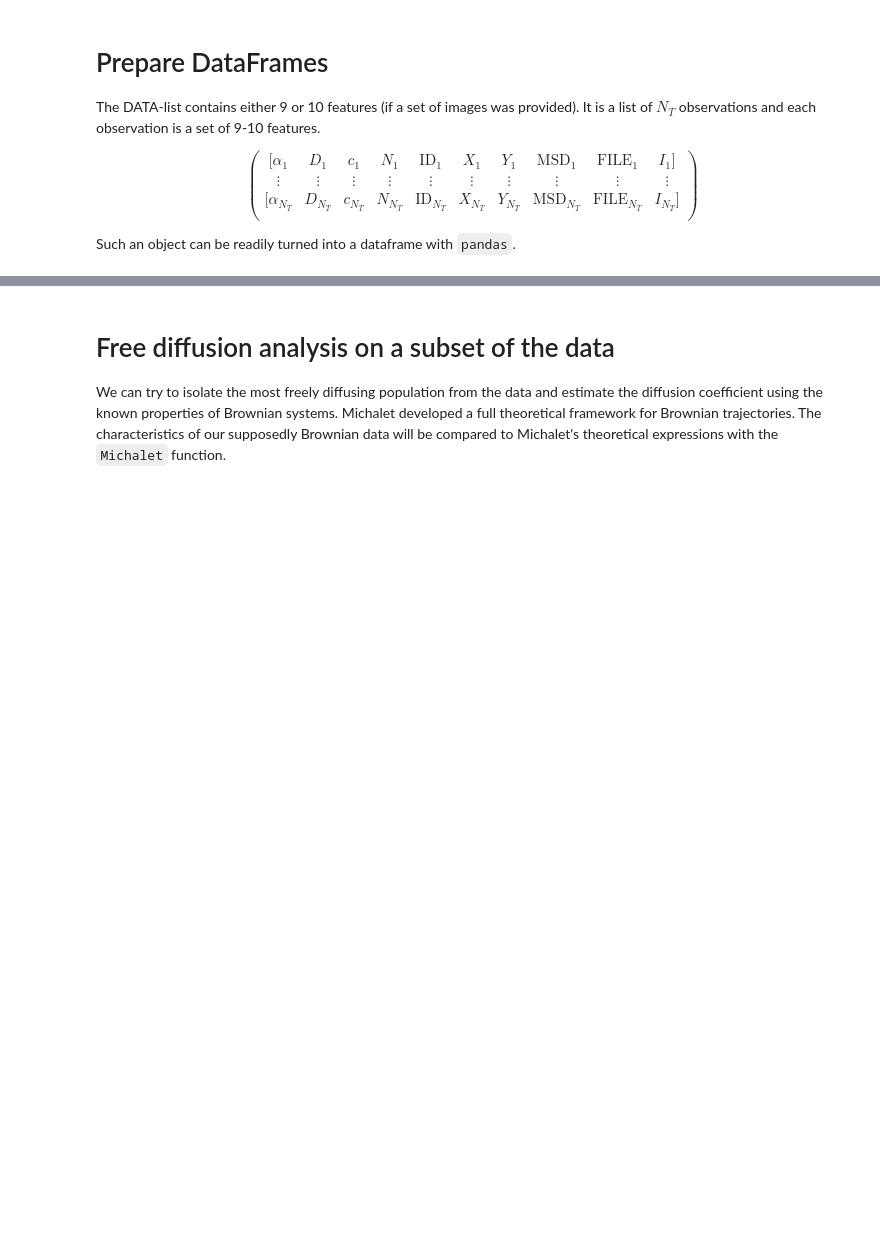
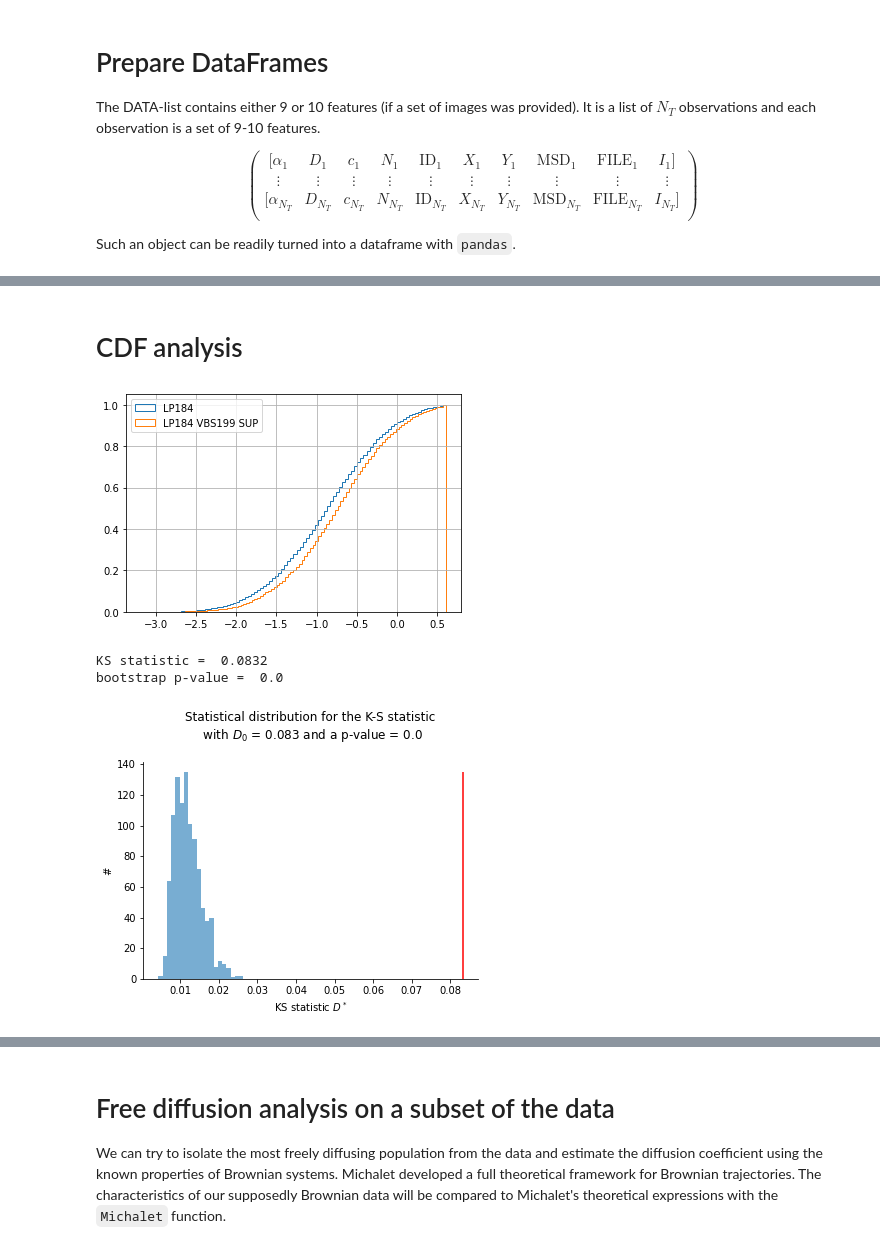
Before and after one commit to remy13127/Internship, a Jupyter notebook: DataFrame.ipynb, the cells around one changed output, grey strips where cells are left out. Saved outputs shown, nothing was run; the diff lists cells and outputs as text; code cells hidden in the pictures; blank space fills up the shorter version.

```diff
--- a/DataFrame.ipynb
+++ b/DataFrame.ipynb
@@ -83,0 +108,18 @@ plt.show()
+# %% [markdown]
+# CDF analysis
+# %%
+N = 5000
+samp1 = df1.sample(N)
+samp2 = df2.sample(N)
+
+samp1['D'].hist(bins=100,density=True, histtype='step',cumulative=True, label='LP184')
+samp2['D'].hist(bins=100,density=True,cumulative=True,histtype='step',label='LP184 VBS199 SUP')
+plt.legend(loc='upper left')
+plt.show()
+
+stat,pvalue = kolmogorov_smirnov(list(samp1['D'].values),list(samp2['D'].values),plot=True,nloop=1000)
+# %% [output]
+[figure, added]
+KS statistic =  0.0832
+bootstrap p-value =  0.0
+[figure, added]
```
Also changed, not shown: parts of 10 cells of this notebook.
